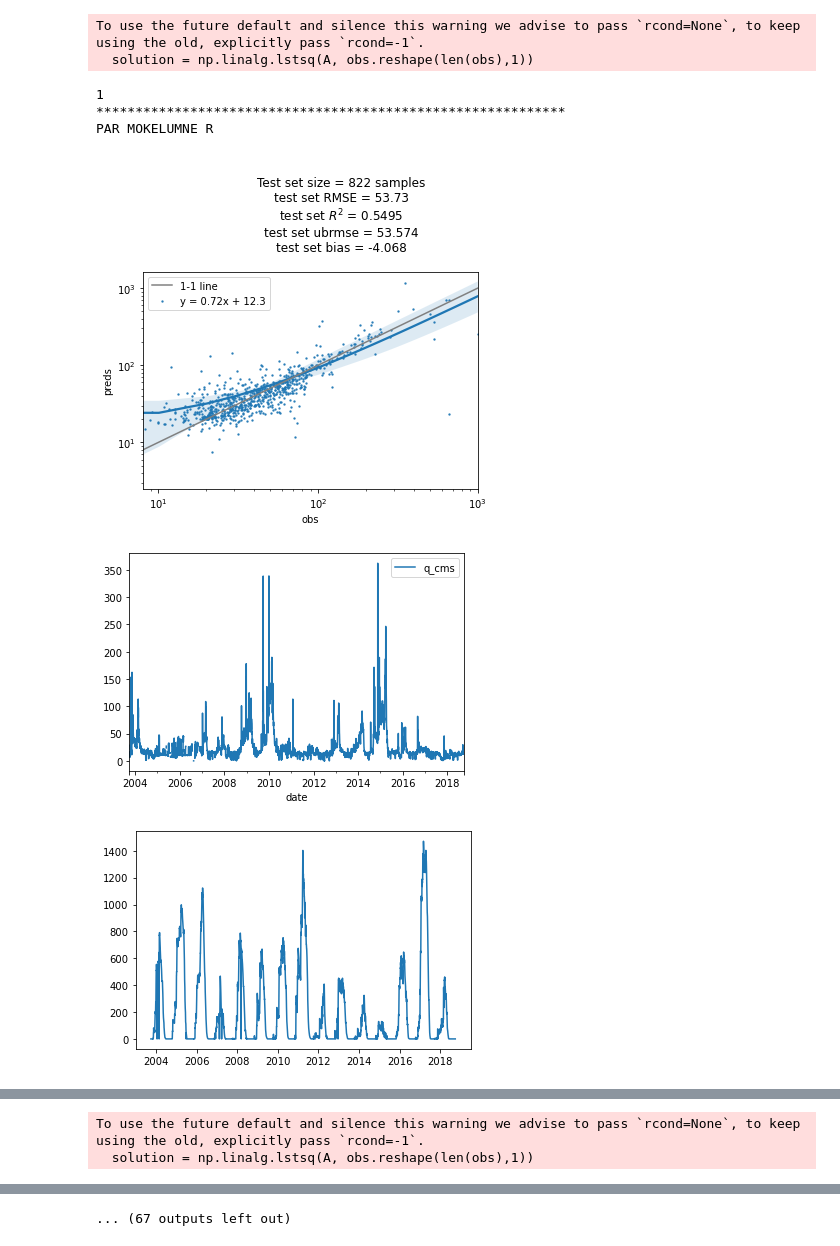
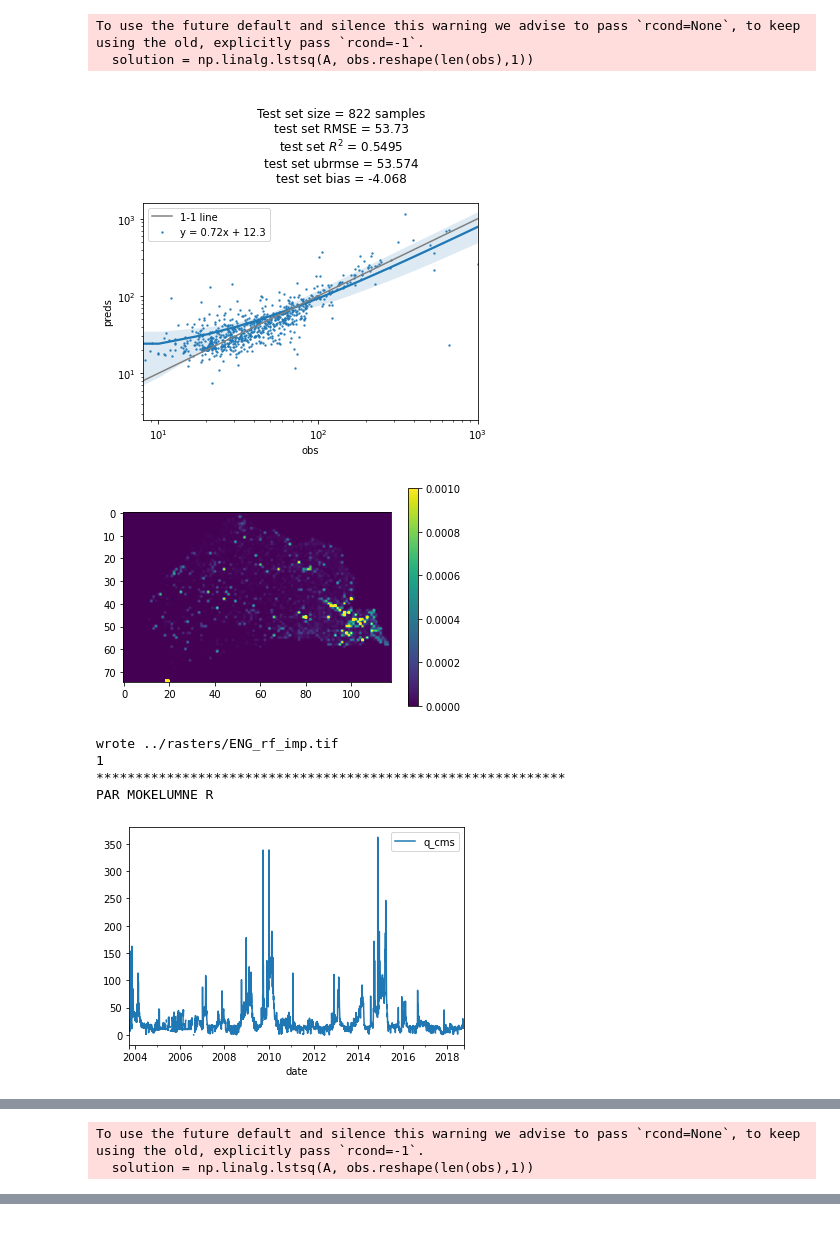
Before and after one commit to kashingtonDC/CrossCor, a Jupyter notebook: 02_Spatial_ML_RF.ipynb, the cells around one changed output, grey strips where cells are left out. Cells and saved outputs as stored; diff of their text form; code cells hidden in the pictures.

```diff
--- a/02_Spatial_ML_RF.ipynb
+++ b/02_Spatial_ML_RF.ipynb
@@ -350,6 +350,7 @@ for idx, x in enumerate(gdf[:].iterrows()):
                 test set ubrmse = {}
                 test set bias = {}
                 '''.format(len(preds), round(float(rmse),2), round(float(r2),4), round(float(ubrmse),3), round(float(bias),3)))
+    plt.show()
 
     results_dir = "../data/results"
     if not os.path.exists(results_dir):
@@ -357,6 +358,30 @@ for idx, x in enumerate(gdf[:].iterrows()):
 
     outfn = os.path.join(results_dir,stn_id+".csv")
     outdf.to_csv(outfn)
+
+       # Setup the image of weights
+    impdict = dict(zip(feature_list, importances))
+    outim = np.zeros_like(np.mean(swestack, axis = 2))
+
+    # Populate the per-pixel importances
+    for rc, dfcolidx in zip(rclist,pxdf.columns):
+        colmatchlist = ['{}_t_{}'.format(dfcolidx, t) for t in lags]
+        colmatchlist.append(dfcolidx)
+
+        pxkeys = [x for x in [str(y) for y in impdict.keys()] if x in(colmatchlist)]
+
+        pximp = 0
+        for pxkey in pxkeys:
+            pximp += impdict[pxkey]
+
+        rowidx, colidx = rc
+        outim[rowidx,colidx] = pximp
+
+    plt.imshow(outim, vmin = 0, vmax = 1e-3)
+    plt.colorbar()
+    plt.show()
+
+    rs.write_raster(outim, gp.read_file(catch_shp), "../rasters/{}_rf_imp.tif".format(stn_id))
 # %% [output]
 0
 ************************************************************
@@ -379,11 +404,12 @@ Variable:                 3729 Importance: 0.002216006
 Variable: 2248_t_1             Importance: 0.002029317
 53.7285504128529
 0.5494951766166765 53.7285504128529 53.57432002219491 -4.068090906791653
 To use the future default and silence this warning we advise to pass `rcond=None`, to keep using the old, explicitly pass `rcond=-1`.
   solution = np.linalg.lstsq(A, obs.reshape(len(obs),1))
-1
-************************************************************
-PAR MOKELUMNE R
 [figure]
-[figure, old version]
+[figure, new version]
+wrote ../rasters/ENG_rf_imp.tif
+1
+************************************************************
+PAR MOKELUMNE R
-[figure, old version]
+[figure, new version]
@@ -411 +435,0 @@ MIL SAN JOAQUIN R
-... (67 outputs left out)
```
Also changed, not shown: parts of 1 cell of this notebook, 1 other file.
